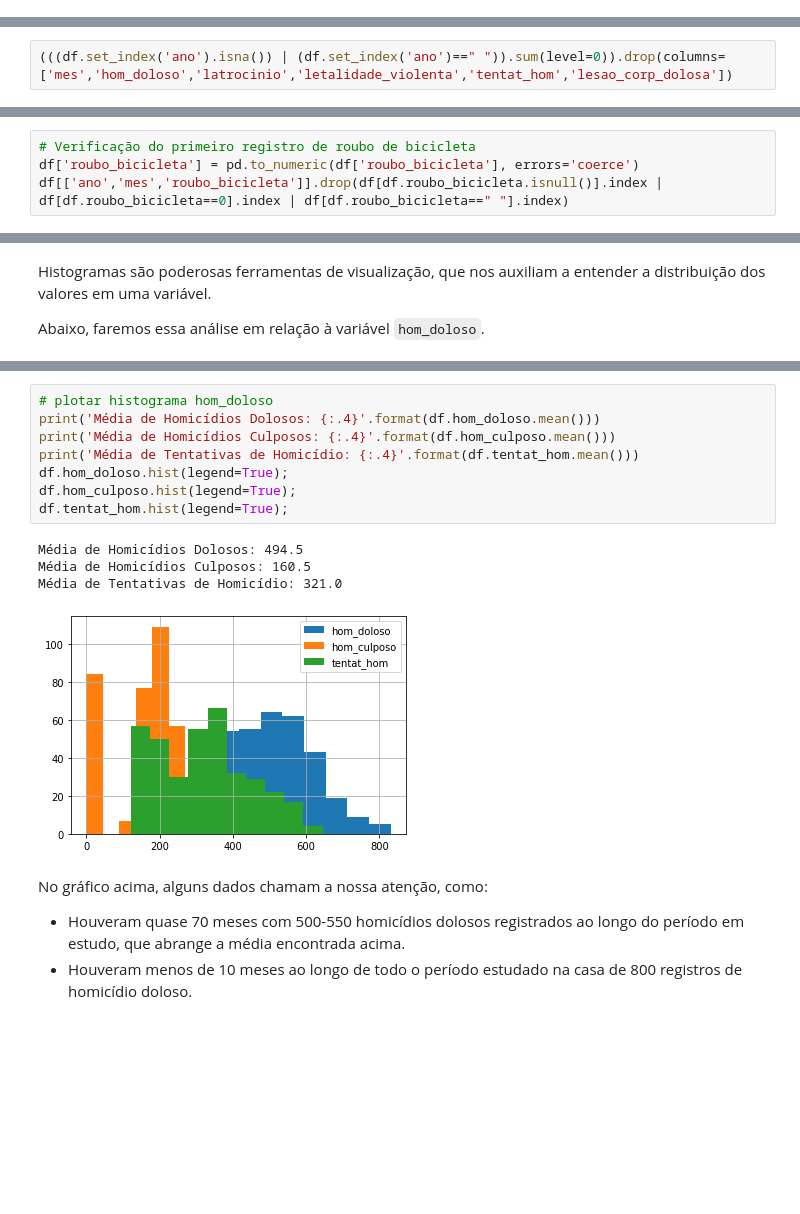
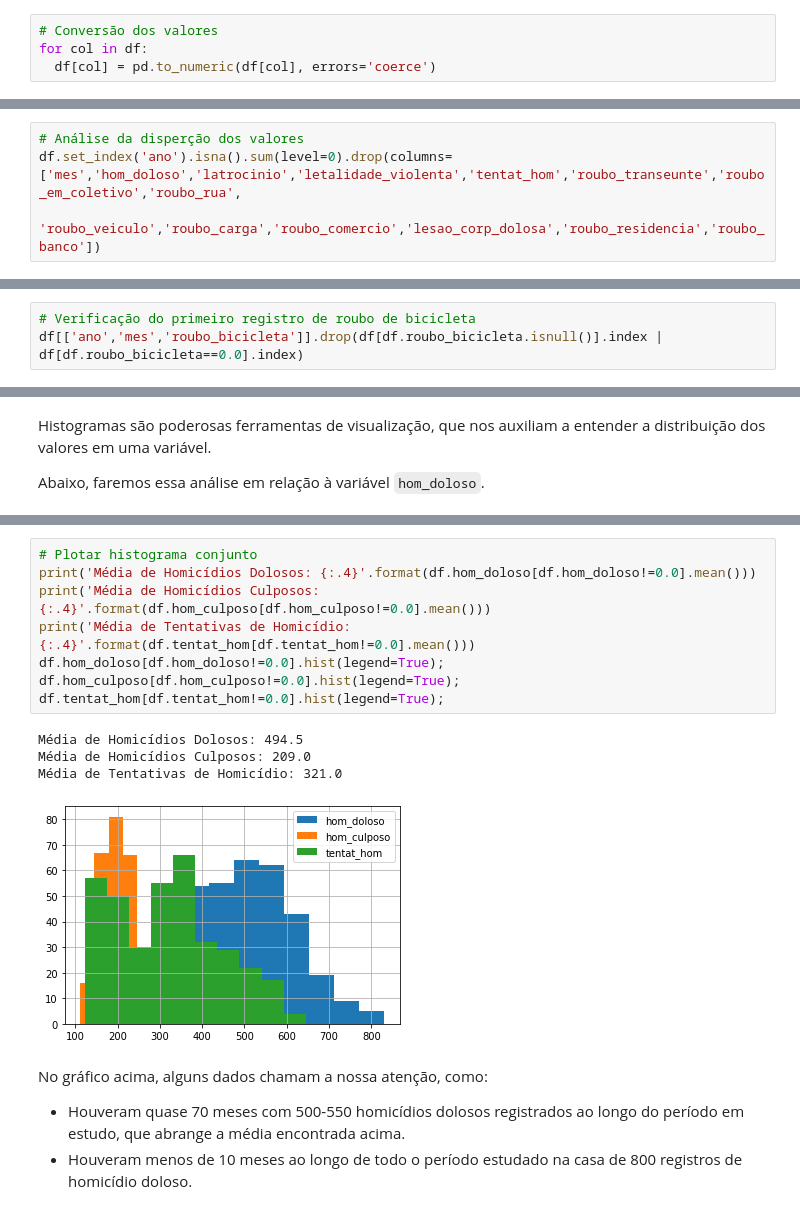
Before and after one commit to GabrielCheu/Data-Science-Projects, a Jupyter notebook: Analisando_a_Violência_no_Rio_de_Janeiro.ipynb, the cells around one changed output, grey strips where cells are left out. Cells and saved outputs as stored; diff of their text form; blank space fills up the shorter version.

```diff
--- a/Analisando_a_Violência_no_Rio_de_Janeiro.ipynb
+++ b/Analisando_a_Violência_no_Rio_de_Janeiro.ipynb
@@ -92,3 +92,7 @@ df.tail()
+# %%
+# Conversão dos valores
+for col in df:
+  df[col] = pd.to_numeric(df[col], errors='coerce')
 # %%
 #Porcentagem de valores ausentes
 (df.isnull().sum()/df.shape[0]).sort_values(ascending=False)*100
@@ -135,7 +118,9 @@ dtype: float64
 Os valores onde não se tinha informação foram tradados como vazios ou zerados, mas nunca nulos. Com isso analisado, podemos começar a verificar as informações distribuidas.
 Analisando a distribuição dos valores vazios e zerados, podemos verificar que a ausência de tais valores é por motivo de essas variáveis terem sido incluídas após a criação da base de dados, como pode ser conferido abaixo onde os valores ausêntes não são randômicos pelo dataset.
 # %%
-(((df.set_index('ano').isna()) | (df.set_index('ano')==" ")).sum(level=0)).drop(columns=['mes','hom_doloso','latrocinio','letalidade_violenta','tentat_hom','lesao_corp_dolosa'])
+# Análise da disperção dos valores
+df.set_index('ano').isna().sum(level=0).drop(columns=['mes','hom_doloso','latrocinio','letalidade_violenta','tentat_hom','roubo_transeunte','roubo_em_coletivo','roubo_rua',
+                                                      'roubo_veiculo','roubo_carga','roubo_comercio','lesao_corp_dolosa','roubo_residencia','roubo_banco'])
 # %% [output]
 |  | lesao_corp_morte | cvli | hom_por_interv_policial | estupro | hom_culposo | lesao_corp_culposa | ... |
 | ano |  |  |  |  |  |  | ... |
@@ -159,8 +144,7 @@ Analisando a distribuição dos valores vazios e zerados, podemos verificar que
 Seguindo com a análise anterior, pode-se reparar por exemplo que os registros de furto de bicilceta começaram em meados de 2015, como pode ser melhor analisado abaixo.
 # %%
 # Verificação do primeiro registro de roubo de bicicleta
-df['roubo_bicicleta'] = pd.to_numeric(df['roubo_bicicleta'], errors='coerce')
-df[['ano','mes','roubo_bicicleta']].drop(df[df.roubo_bicicleta.isnull()].index | df[df.roubo_bicicleta==0].index | df[df.roubo_bicicleta==" "].index)
+df[['ano','mes','roubo_bicicleta']].drop(df[df.roubo_bicicleta.isnull()].index | df[df.roubo_bicicleta==0.0].index)
 # %% [output]
 |  | ano | mes | roubo_bicicleta |
 | 293 | 2015 | 6 | 3.0 |
@@ -302,16 +291,16 @@ Abaixo, faremos essa análise em relação à variável `hom_doloso`.
 # %%
-# plotar histograma hom_doloso
-print('Média de Homicídios Dolosos: {:.4}'.format(df.hom_doloso.mean()))
-print('Média de Homicídios Culposos: {:.4}'.format(df.hom_culposo.mean()))
-print('Média de Tentativas de Homicídio: {:.4}'.format(df.tentat_hom.mean()))
-df.hom_doloso.hist(legend=True);
-df.hom_culposo.hist(legend=True);
-df.tentat_hom.hist(legend=True);
+# Plotar histograma conjunto
+print('Média de Homicídios Dolosos: {:.4}'.format(df.hom_doloso[df.hom_doloso!=0.0].mean()))
+print('Média de Homicídios Culposos: {:.4}'.format(df.hom_culposo[df.hom_culposo!=0.0].mean()))
+print('Média de Tentativas de Homicídio: {:.4}'.format(df.tentat_hom[df.tentat_hom!=0.0].mean()))
+df.hom_doloso[df.hom_doloso!=0.0].hist(legend=True);
+df.hom_culposo[df.hom_culposo!=0.0].hist(legend=True);
+df.tentat_hom[df.tentat_hom!=0.0].hist(legend=True);
 # %% [output]
 Média de Homicídios Dolosos: 494.5
-Média de Homicídios Culposos: 160.5
+Média de Homicídios Culposos: 209.0
 Média de Tentativas de Homicídio: 321.0
-[figure, old version]
+[figure, new version]
 # %% [markdown]
 No gráfico acima, alguns dados chamam a nossa atenção, como:
 
```
Also changed, not shown: parts of 22 cells of this notebook.
